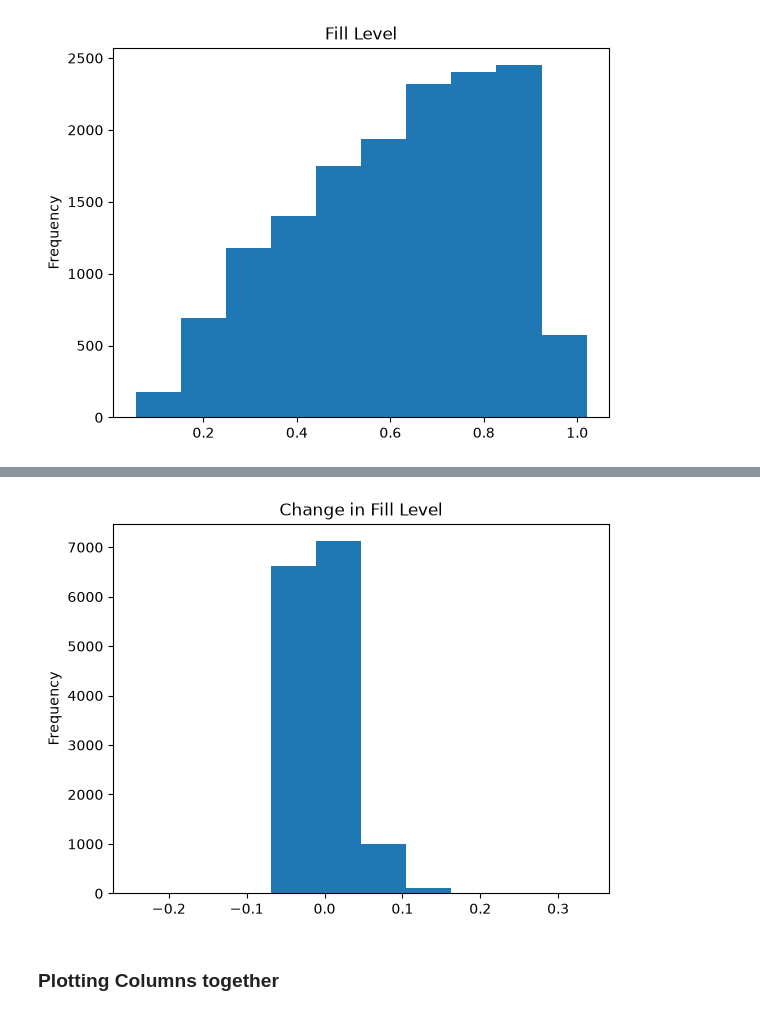
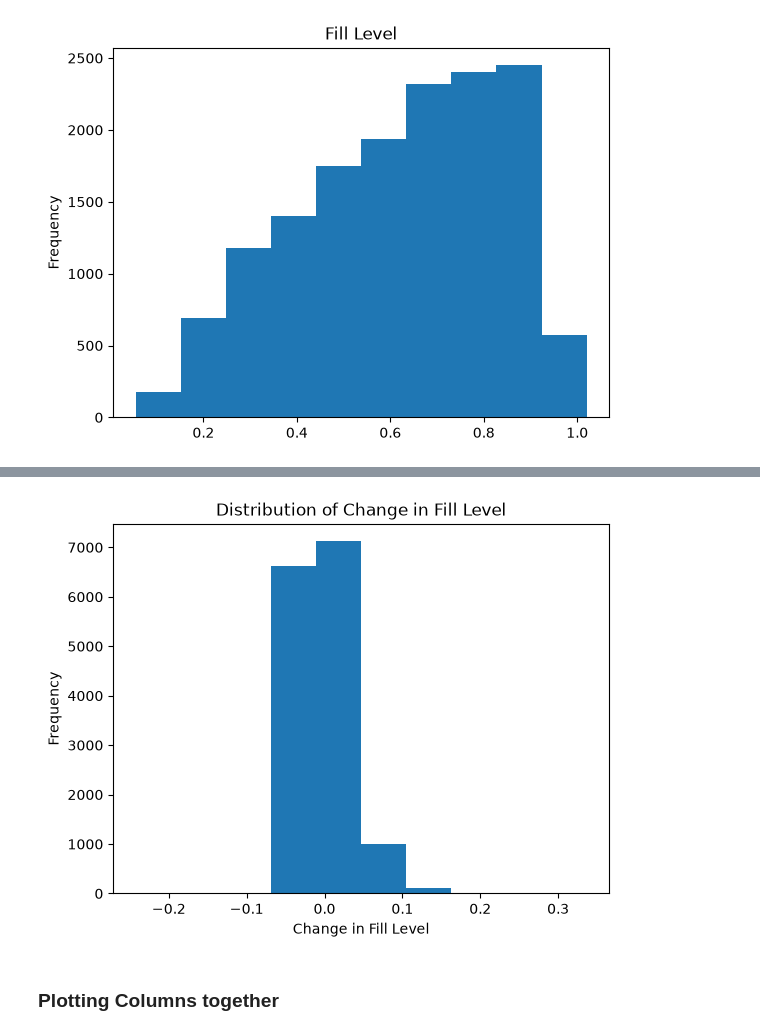
Before and after one commit to prakum04/IND320_Project, a Jupyter notebook: notebooks/assignment_1.ipynb, the cells around one changed output, grey strips where cells are left out. Saved outputs shown, nothing was run; the diff lists cells and outputs as text; code cells hidden in the pictures.

```diff
--- a/notebooks/assignment_1.ipynb
+++ b/notebooks/assignment_1.ipynb
@@ -165,10 +212,16 @@ plt.show()
 # %%
-# change_in_fill_level: Continuous numerical variable. A histogram shows the distribution of changes in fill level.
+# change_in_fill_level: Continuous numerical variable.
+# A histogram shows the distribution of changes in fill level.
+
 df["change_in_fill_level"].plot(kind="hist")
-plt.title("Change in Fill Level")
+
+plt.title("Distribution of Change in Fill Level")
+plt.xlabel("Change in Fill Level")
+plt.ylabel("Frequency")
+
 plt.show()
 # %% [output]
-[figure, old version]
+[figure, new version]
 # %% [markdown]
 ### Plotting Columns together
 # %%
```
Also changed, not shown: parts of 9 cells of this notebook.
